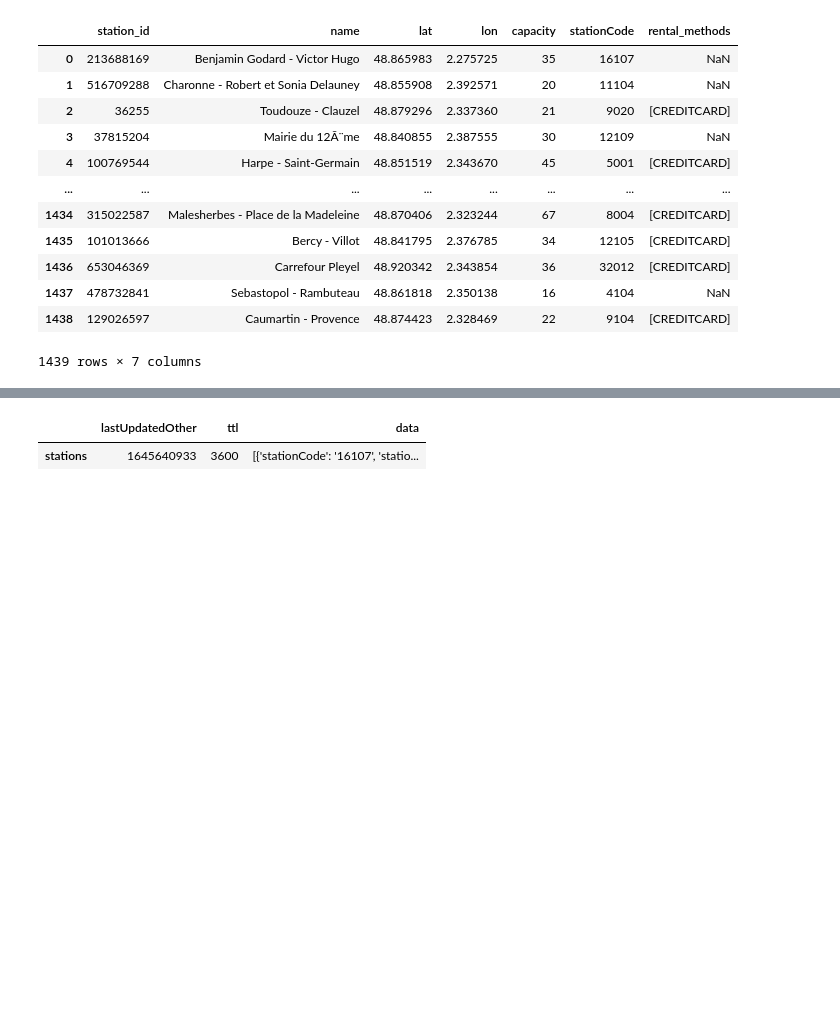
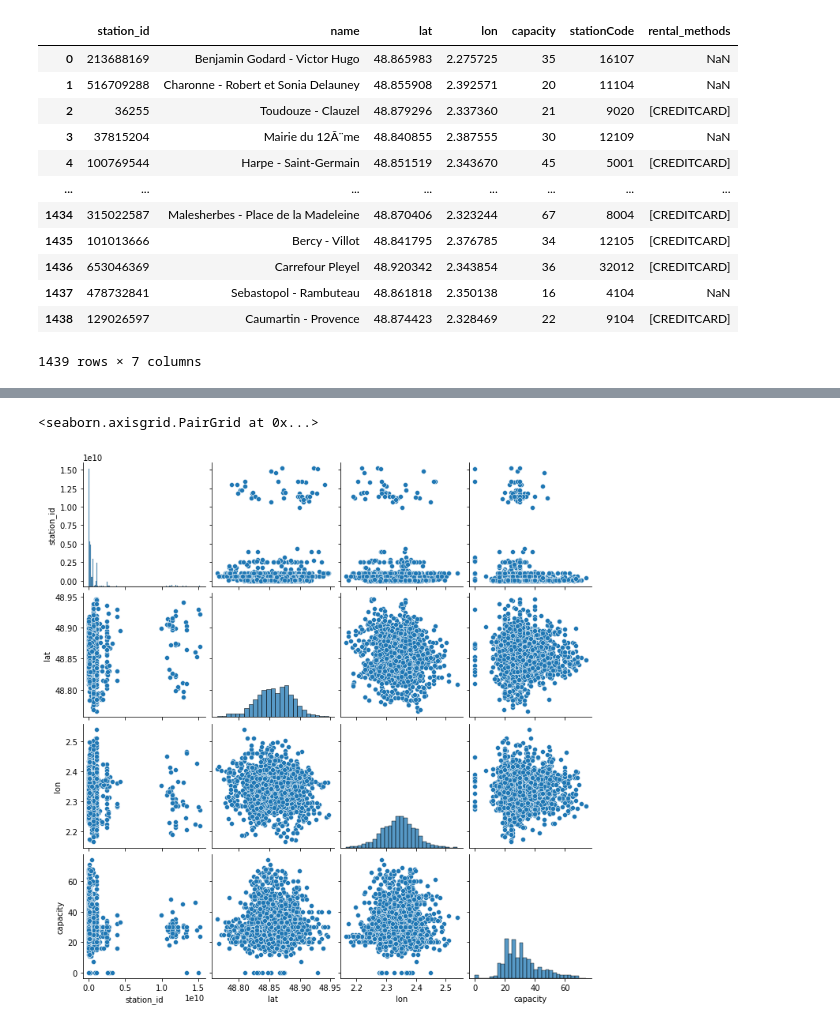
Before and after one commit to samhrrl/Data-Analysis-Velib, a Jupyter notebook: velib_project.ipynb, the cells around one changed output, grey strips where cells are left out. Saved outputs shown, nothing was run; the diff lists cells and outputs as text; code cells hidden in the pictures; blank space fills up the shorter version.

```diff
--- a/velib_project.ipynb
+++ b/velib_project.ipynb
@@ -78,5 +60,5 @@ df
-# %%
-velos
-# %% [output]
-|  | lastUpdatedOther | ttl | data |
-| stations | 1645640933 | 3600 | [{'stationCode': '16107', 'statio... |
+# %%
+sns.pairplot(df_station_information)
+# %% [output]
+<seaborn.axisgrid.PairGrid at 0x...>
+[figure, added]
```
Also changed, not shown: parts of 4 cells of this notebook.
